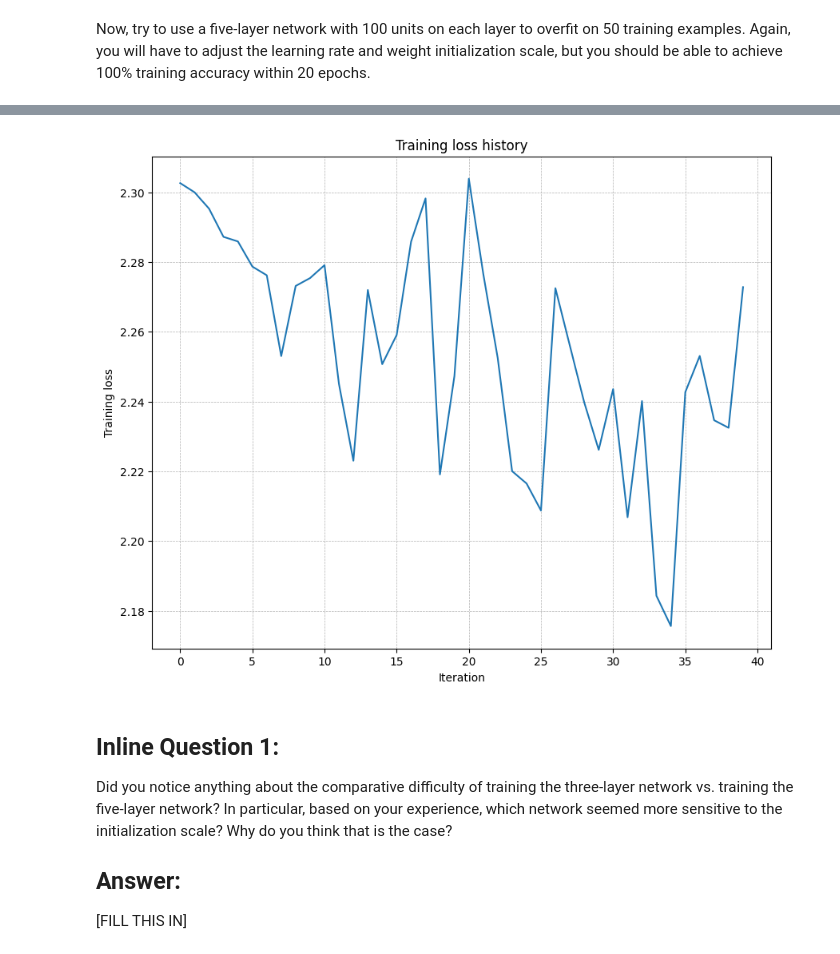
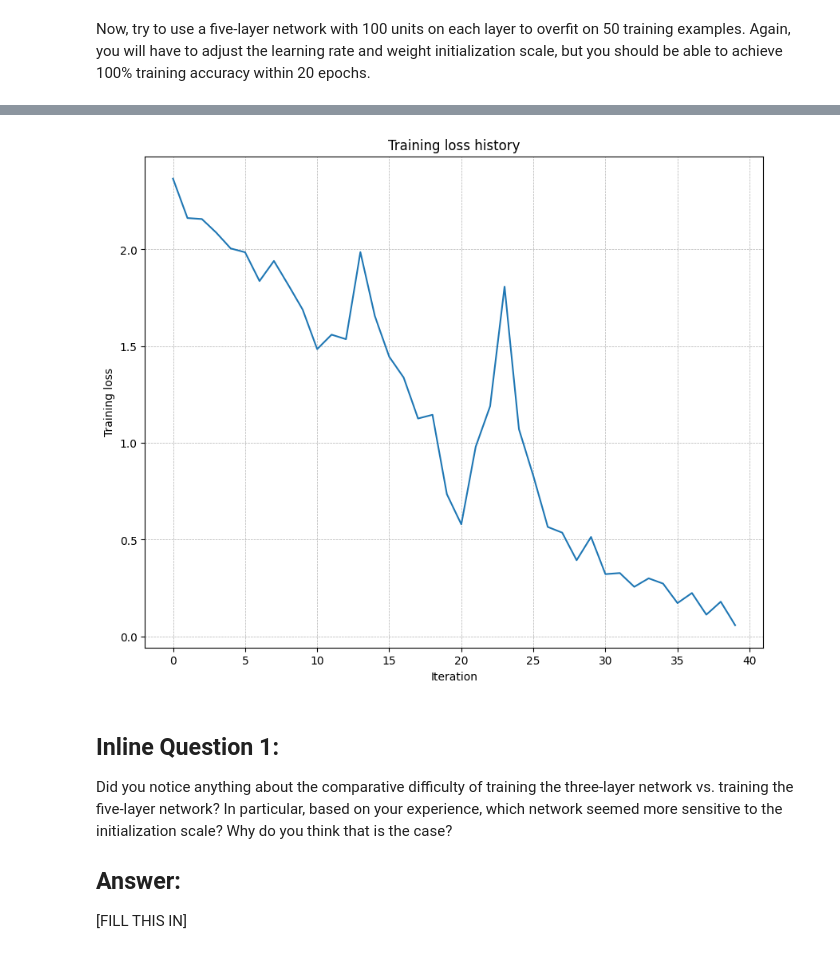
Before and after one commit to mehulgoel873/Stanford-231N, a Jupyter notebook: assignment2/FullyConnectedNets.ipynb, the cells around one changed output, grey strips where cells are left out. Cells and saved outputs as stored; diff of their text form; code cells hidden in the pictures.

```diff
--- a/assignment2/FullyConnectedNets.ipynb
+++ b/assignment2/FullyConnectedNets.ipynb
@@ -183,8 +183,8 @@ small_data = {
   'y_val': data['y_val'],
 }
 
-learning_rate = 2e-1  # Experiment with this!
-weight_scale = 1e-4   # Experiment with this!
+learning_rate = 2.5e-2  # Experiment with this!
+weight_scale = 3e-2   # Experiment with this!
 model = FullyConnectedNet(
     [100, 100, 100, 100],
     weight_scale=weight_scale,
@@ -228,4 +228,4 @@ plt.show()
-[figure, old version]
+[figure, new version]
 # %% [markdown]
 ## Inline Question 1:
 Did you notice anything about the comparative difficulty of training the three-layer network vs. training the five-layer network? In particular, based on your experience, which network seemed more sensitive to the initialization scale? Why do you think that is the case?
```
Also changed, not shown: parts of 7 cells of this notebook, 1 other file.
